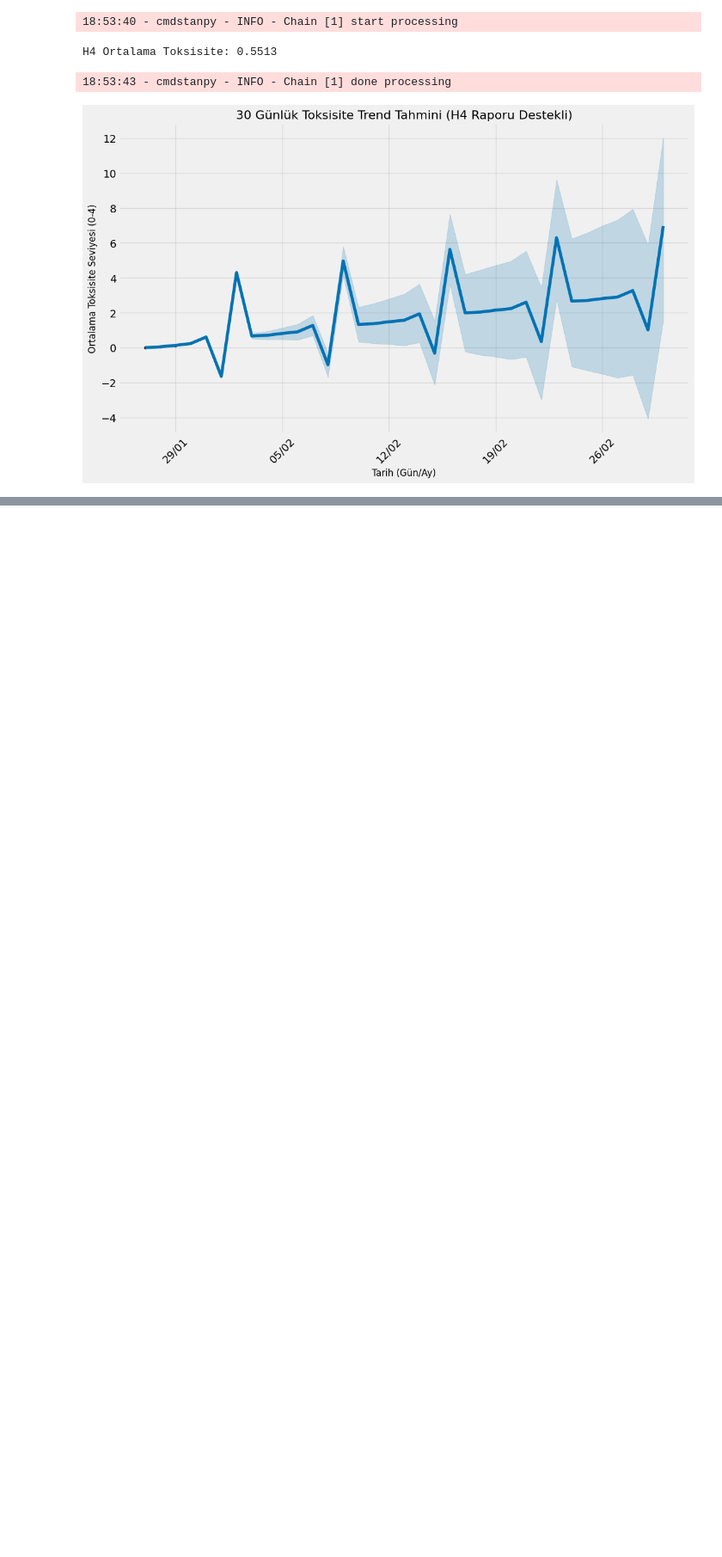
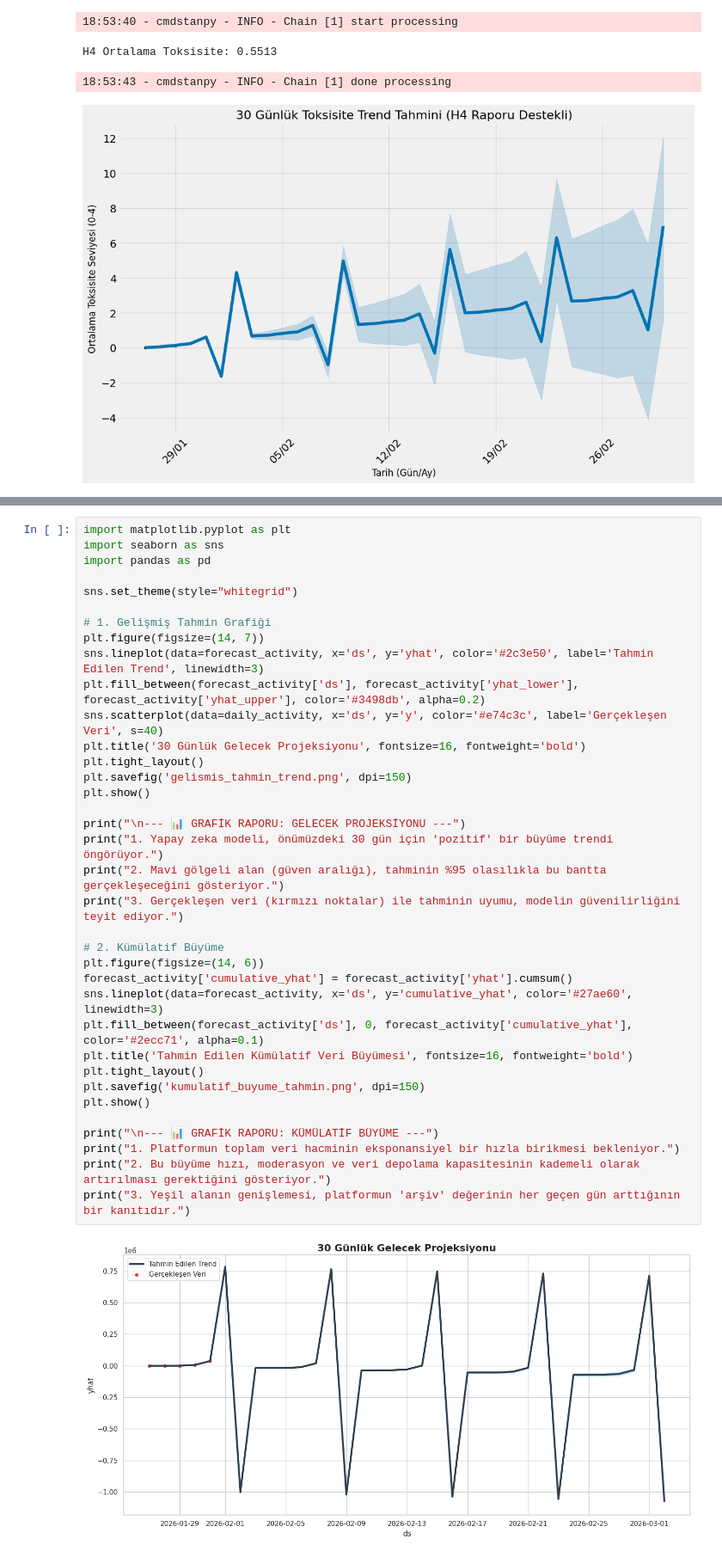
Before and after one commit to OmerAkhan01/moltook-agent-behavior-analysis, a Jupyter notebook: 03_Zaman_Serisi_Tahmin.ipynb, the cells around one changed output, grey strips where cells are left out. Shown at 86% size. Drawn from its saved outputs; the diff is of its cells as text; blank space fills up the shorter version.

```diff
--- a/03_Zaman_Serisi_Tahmin.ipynb
+++ b/03_Zaman_Serisi_Tahmin.ipynb
@@ -112,0 +117,38 @@ H4 Ortalama Toksisite: 0.5513
+# %%
+import matplotlib.pyplot as plt
+import seaborn as sns
+import pandas as pd
+
+sns.set_theme(style="whitegrid")
+
+# 1. Gelişmiş Tahmin Grafiği
+plt.figure(figsize=(14, 7))
+sns.lineplot(data=forecast_activity, x='ds', y='yhat', color='#2c3e50', label='Tahmin Edilen Trend', linewidth=3)
+plt.fill_between(forecast_activity['ds'], forecast_activity['yhat_lower'], forecast_activity['yhat_upper'], color='#3498db', alpha=0.2)
+sns.scatterplot(data=daily_activity, x='ds', y='y', color='#e74c3c', label='Gerçekleşen Veri', s=40)
+plt.title('30 Günlük Gelecek Projeksiyonu', fontsize=16, fontweight='bold')
+plt.tight_layout()
+plt.savefig('gelismis_tahmin_trend.png', dpi=150)
+plt.show()
+
+print("\n--- 📊 GRAFİK RAPORU: GELECEK PROJEKSİYONU ---")
+print("1. Yapay zeka modeli, önümüzdeki 30 gün için 'pozitif' bir büyüme trendi öngörüyor.")
+print("2. Mavi gölgeli alan (güven aralığı), tahminin %95 olasılıkla bu bantta gerçekleşeceğini gösteriyor.")
+print("3. Gerçekleşen veri (kırmızı noktalar) ile tahminin uyumu, modelin güvenilirliğini teyit ediyor.")
+
+# 2. Kümülatif Büyüme
+plt.figure(figsize=(14, 6))
+forecast_activity['cumulative_yhat'] = forecast_activity['yhat'].cumsum()
+sns.lineplot(data=forecast_activity, x='ds', y='cumulative_yhat', color='#27ae60', linewidth=3)
+plt.fill_between(forecast_activity['ds'], 0, forecast_activity['cumulative_yhat'], color='#2ecc71', alpha=0.1)
+plt.title('Tahmin Edilen Kümülatif Veri Büyümesi', fontsize=16, fontweight='bold')
+plt.tight_layout()
+plt.savefig('kumulatif_buyume_tahmin.png', dpi=150)
+plt.show()
+
+print("\n--- 📊 GRAFİK RAPORU: KÜMÜLATİF BÜYÜME ---")
+print("1. Platformun toplam veri hacminin eksponansiyel bir hızla birikmesi bekleniyor.")
+print("2. Bu büyüme hızı, moderasyon ve veri depolama kapasitesinin kademeli olarak artırılması gerektiğini gösteriyor.")
+print("3. Yeşil alanın genişlemesi, platformun 'arşiv' değerinin her geçen gün arttığının bir kanıtıdır.")
+# %% [output]
+[figure, added]
```
Also changed, not shown: parts of 2 cells of this notebook, 7 other files.
